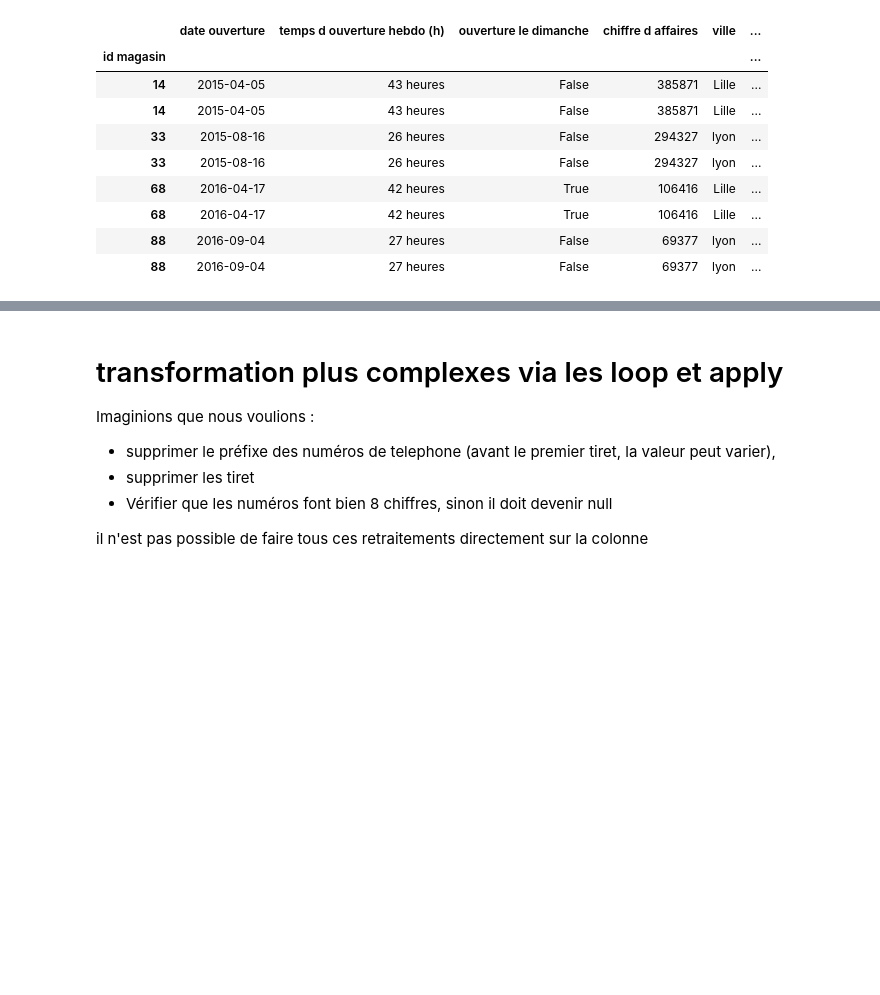
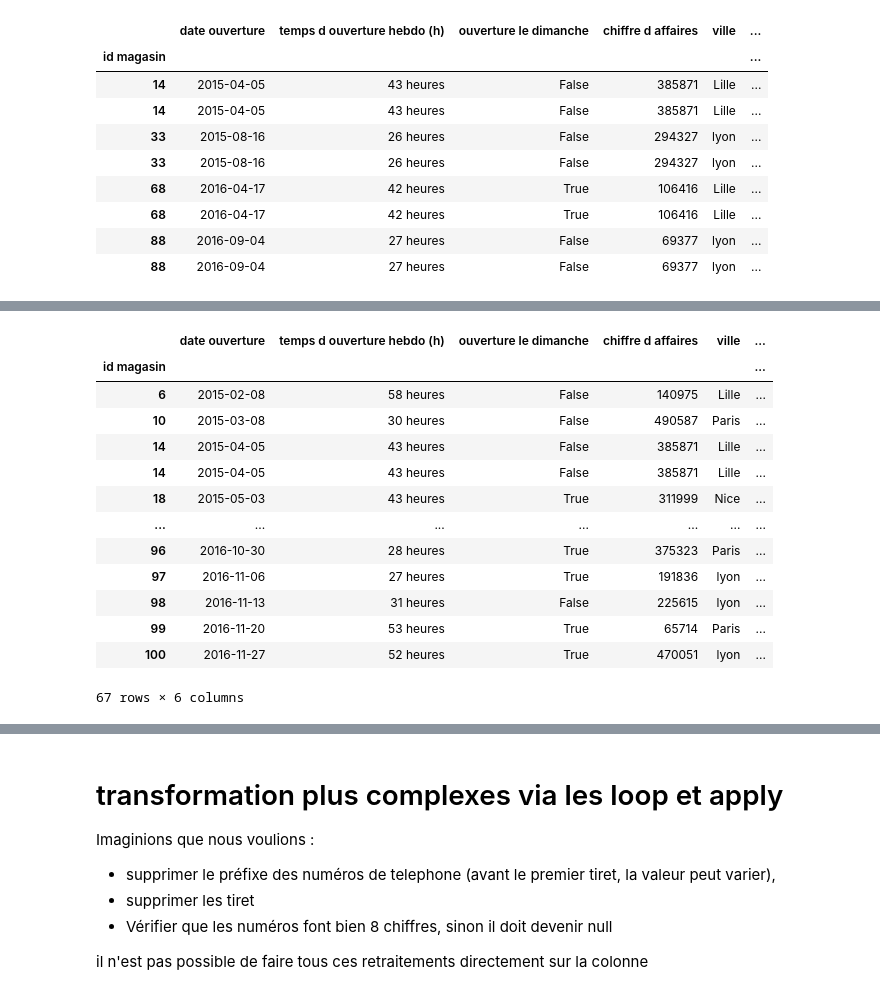
Before and after one commit to nevillemakoyi/Pandas_basic, a Jupyter notebook: notebooks/3 - data cleaning avec pandas - cours - élève.ipynb, the cells around one changed output, grey strips where cells are left out. Drawn from its saved outputs; the diff is of its cells as text; code cells hidden in the pictures; blank space fills up the shorter version.

```diff
--- a/notebooks/3 - data cleaning avec pandas - cours - élève.ipynb
+++ b/notebooks/3 - data cleaning avec pandas - cours - élève.ipynb
@@ -494,0 +516,17 @@ data_wp.loc[[14,33,68,88]]
+# %%
+data_wp[ data_wp['temps d ouverture hebdo (h)'].duplicated() ]
+# %% [output]
+|  | date ouverture | temps d ouverture hebdo (h) | ouverture le dimanche | chiffre d affaires | ville | ... |
+| id magasin |  |  |  |  |  | ... |
+| 6 | 2015-02-08 | 58 heures | False | 140975 | Lille | ... |
+| 10 | 2015-03-08 | 30 heures | False | 490587 | Paris | ... |
+| 14 | 2015-04-05 | 43 heures | False | 385871 | Lille | ... |
+| 14 | 2015-04-05 | 43 heures | False | 385871 | Lille | ... |
+| 18 | 2015-05-03 | 43 heures | True | 311999 | Nice | ... |
+| ... | ... | ... | ... | ... | ... | ... |
+| 96 | 2016-10-30 | 28 heures | True | 375323 | Paris | ... |
+| 97 | 2016-11-06 | 27 heures | True | 191836 | lyon | ... |
+| 98 | 2016-11-13 | 31 heures | False | 225615 | lyon | ... |
+| 99 | 2016-11-20 | 53 heures | True | 65714 | Paris | ... |
+| 100 | 2016-11-27 | 52 heures | True | 470051 | lyon | ... |
+67 rows × 6 columns
```
Also changed, not shown: parts of 8 cells of this notebook.
